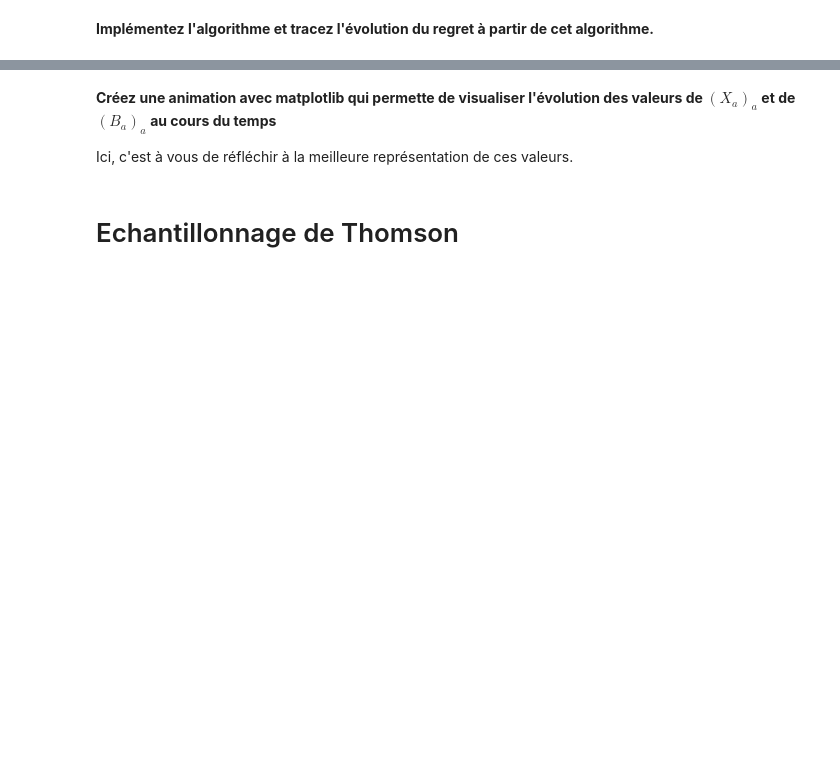
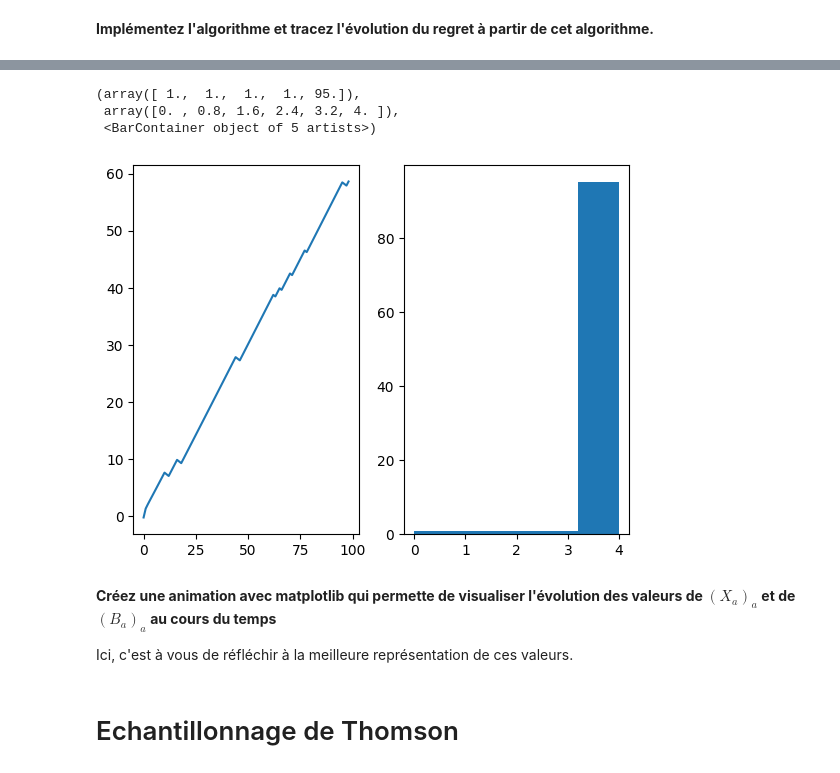
Before and after one commit to Ekliipce/Reinforcement-Learning, a Jupyter notebook: tp1-multi-armed-bandits/sujet.ipynb, the cells around one changed output, grey strips where cells are left out. Cells and saved outputs as stored; diff of their text form; code cells hidden in the pictures; blank space fills up the shorter version.

Commit message:
upper bound

```diff
--- a/tp1-multi-armed-bandits/sujet.ipynb
+++ b/tp1-multi-armed-bandits/sujet.ipynb
@@ -148,2 +188,39 @@ $$B_t(a) = \sqrt{ \frac{2\log t}{T_a}}$$ où $T_a$ est le nombre de fois que le
 # %% [markdown]
 **Implémentez l'algorithme et tracez l'évolution du regret à partir de cet algorithme.**
+# %%
+def R_i_2(N, T, mu, list_vaccine, k=1):
+    """
+        N : number of patients tested
+        T : number of times vaccin is tested
+        mu : mean reward of the best vaccin
+        list_vaccine : list of rewards for each patient
+        k : constant control of biais
+    """
+    E = np.sum(list_vaccine)
+    biais = np.sqrt(2 * np.log(N) / T)
+    return N * mu - E + k * biais
+# %%
+
+def upper_bound(T, mu_opti, K):
+    list_patient = [[]] * K
+    list_a = [10] * K
+    list_regret = []
+    list_choice = []
+
+    for i in range(1, T):
+        a = np.argmax(list_a)
+
+        list_patient[a].append(MAB[a].sample())
+
+        N = i
+        T_i = len(list_patient[a])
+        regret = R_i_2(N, T_i, mu_opti, list_patient[a])
+
+        list_a[a] = regret
+        list_regret.append(regret)
+        list_choice.append(a)
+        print(list_a)
+
+    return list_regret, list_choice
+# %%
+list_regret, list_choice = upper_bound(T, mu_opti, K)
@@ -150,3 +245,13 @@ $$B_t(a) = \sqrt{ \frac{2\log t}{T_a}}$$ où $T_a$ est le nombre de fois que le
+# %%
+plt.subplot(1, 2, 1)
+plt.plot(list_regret)
+plt.subplot(1, 2, 2)
+plt.hist(list_choice, bins=K)
+# %% [output]
+(array([ 1.,  1.,  1.,  1., 95.]),
+ array([0. , 0.8, 1.6, 2.4, 3.2, 4. ]),
+ <BarContainer object of 5 artists>)
+[figure, added]
 # %% [markdown]
 **Créez une animation avec matplotlib qui permette de visualiser l'évolution des valeurs de $(X_a)_a$ et de $(B_a)_a$ au cours du temps**
 
```
Also changed, not shown: parts of 21 cells of this notebook.
